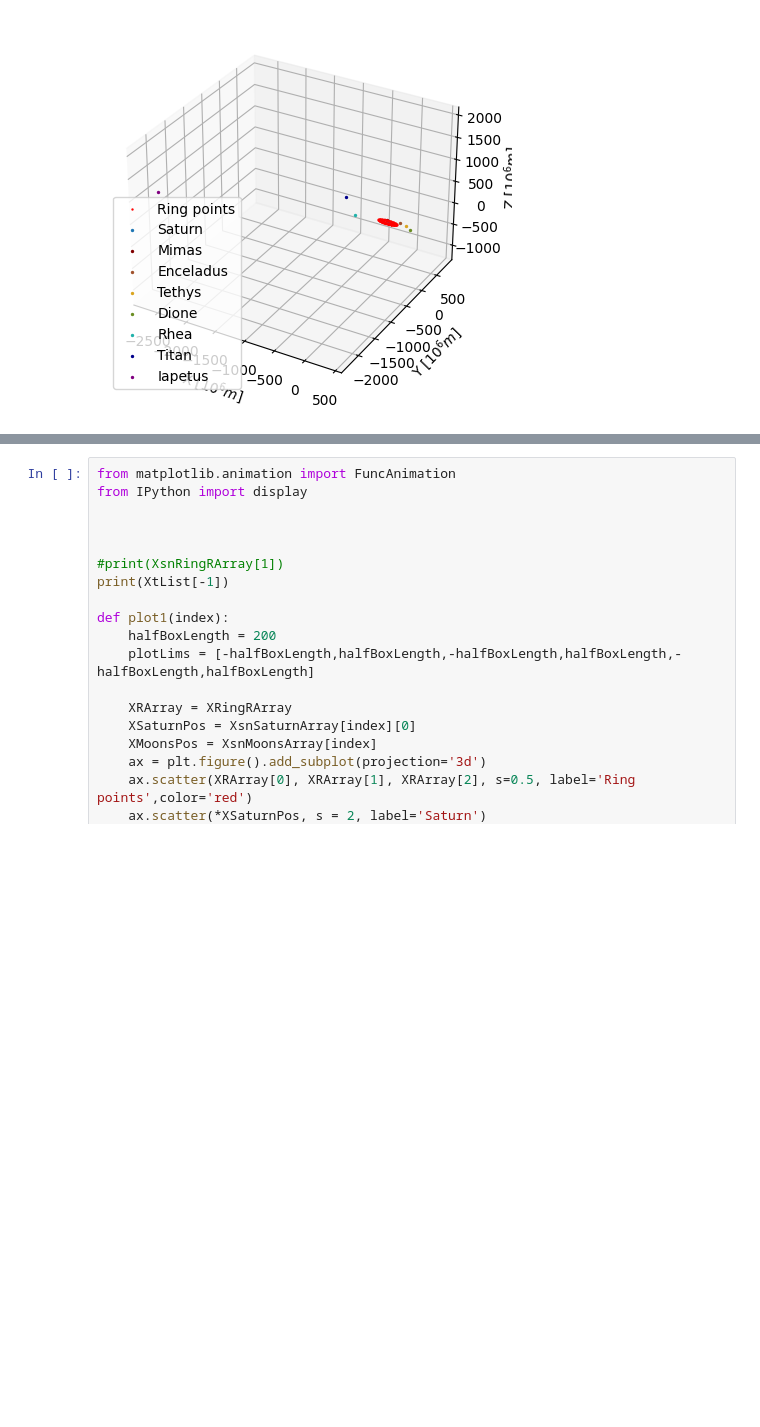
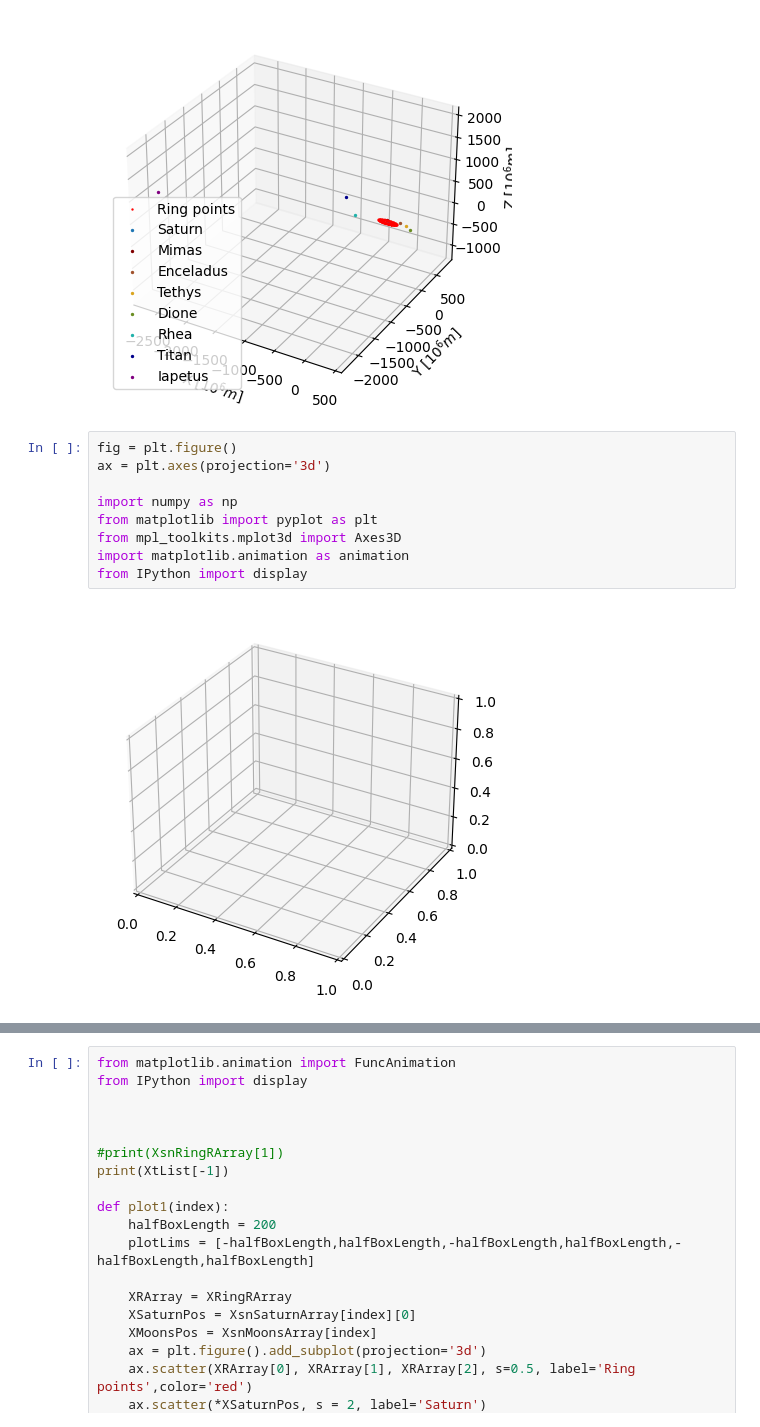
Before and after one commit to HalconDorado/CPr-3BodyProblem, a Jupyter notebook: Extension.ipynb, the cells around one changed output, grey strips where cells are left out. Saved outputs shown, nothing was run; the diff lists cells and outputs as text; blank space fills up the shorter version.

```diff
--- a/Extension.ipynb
+++ b/Extension.ipynb
@@ -498,3 +498,14 @@ snapshot #57 taken & test element 54.51263782786682
 snapshot #58 taken & test element 29.5129766727449
 snapshot #59 taken & test element 1.2772076174472577
 [figure]
+# %%
+fig = plt.figure()
+ax = plt.axes(projection='3d')
+
+import numpy as np
+from matplotlib import pyplot as plt
+from mpl_toolkits.mplot3d import Axes3D
+import matplotlib.animation as animation
+from IPython import display
+# %% [output]
+[figure, added]
```
Also changed, not shown: parts of 5 cells of this notebook.
